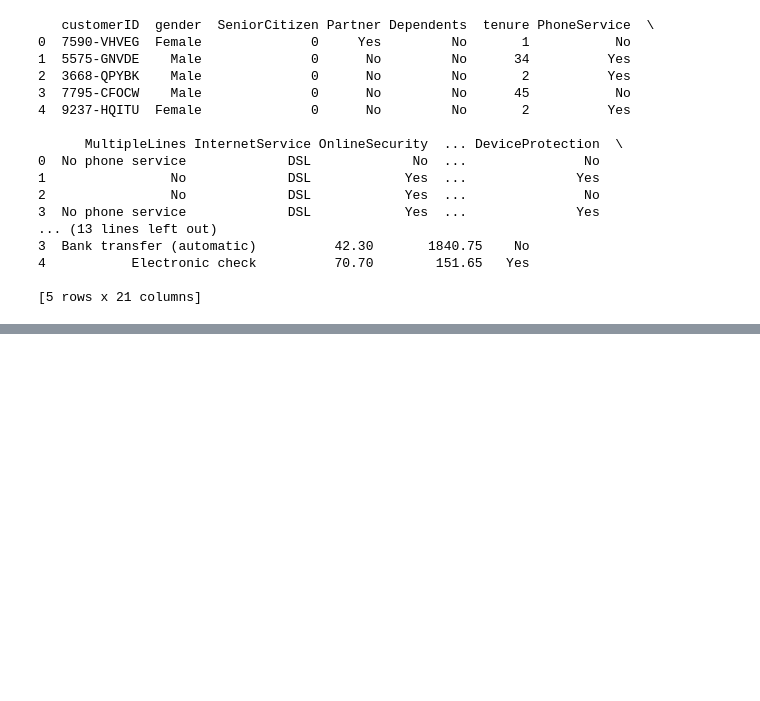
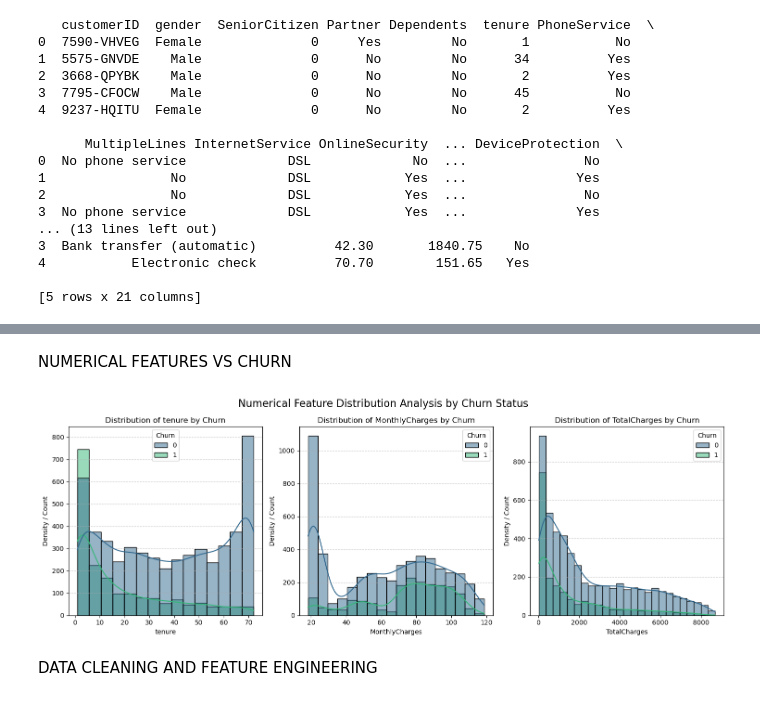
Before and after one commit to Anandu231/telecomchurn-prediction, a Jupyter notebook: TabNet_Churn_Prediction.ipynb, the cells around one changed output, grey strips where cells are left out. Saved outputs shown, nothing was run; the diff lists cells and outputs as text; code cells hidden in the pictures; blank space fills up the shorter version.

```diff
--- a/TabNet_Churn_Prediction.ipynb
+++ b/TabNet_Churn_Prediction.ipynb
@@ -42 +127,35 @@ print(df.head()) # [cite: 2, 3, 4, 5, 6, 7, 8, 9, 10, 11, 12]
+# %% [markdown]
+NUMERICAL FEATURES VS CHURN
+# %%
+
+
+numerical_features_for_plot = ['tenure', 'MonthlyCharges', 'TotalCharges']
+
+plt.figure(figsize=(15, 5)) # Adjust figure size as needed
+
+for i, feature in enumerate(numerical_features_for_plot):
+    if feature in df.columns:
+        plt.subplot(1, 3, i + 1)
+        sns.histplot(
+            data=df,
+            x=feature,
+            hue=y,
+            kde=True,
+            palette='viridis',
+            common_norm=False
+        )
+        plt.title(f'Distribution of {feature} by Churn', fontsize=12)
+        plt.xlabel(feature, fontsize=10)
+        plt.ylabel('Density / Count', fontsize=10)
+        plt.grid(axis='y', linestyle='--', alpha=0.7)
+    else:
+        print(f"Warning: Feature '{feature}' not found in DataFrame 'df'. Skipping plot.")
+
+plt.tight_layout()
+plt.suptitle('Numerical Feature Distribution Analysis by Churn Status', fontsize=16, y=1.05)
+plt.show()
+# %% [output]
+[figure, added]
+# %% [markdown]
+DATA CLEANING AND FEATURE ENGINEERING
 # %%
```
Also changed, not shown: parts of 18 cells of this notebook.
